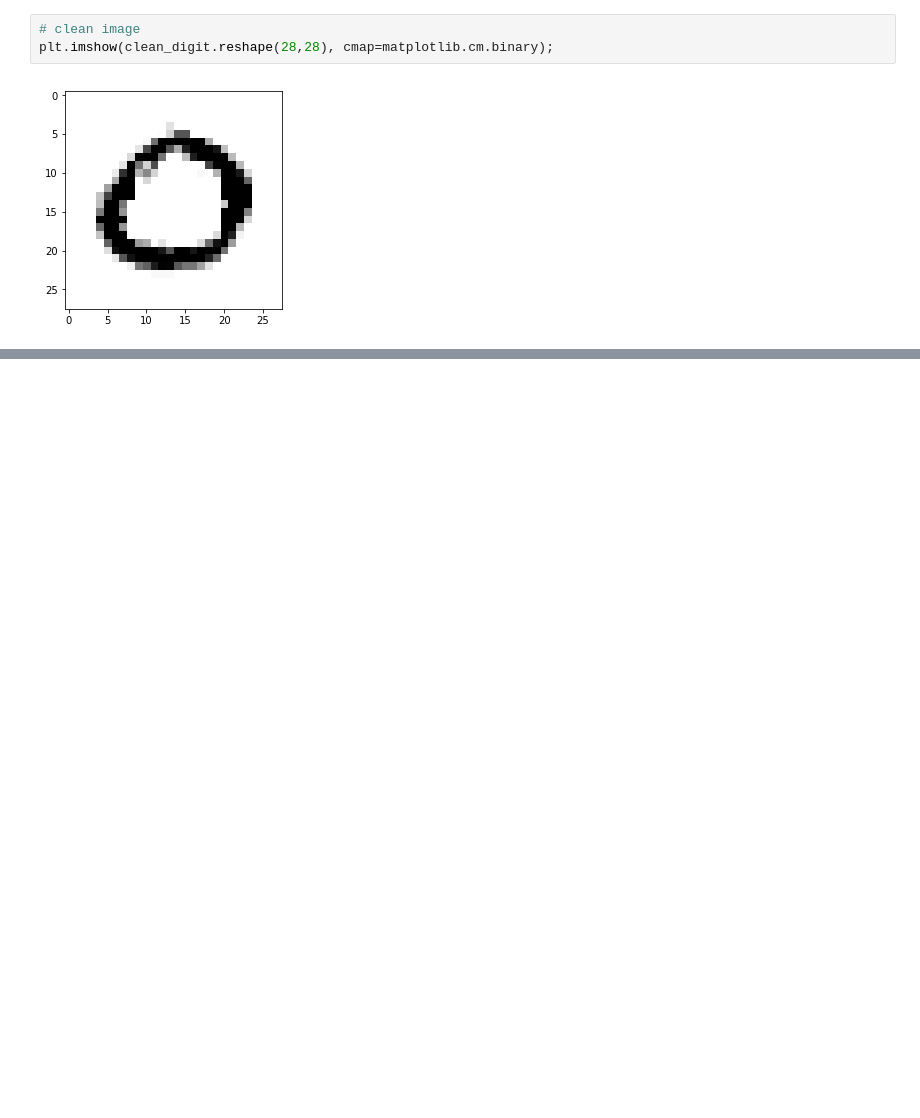
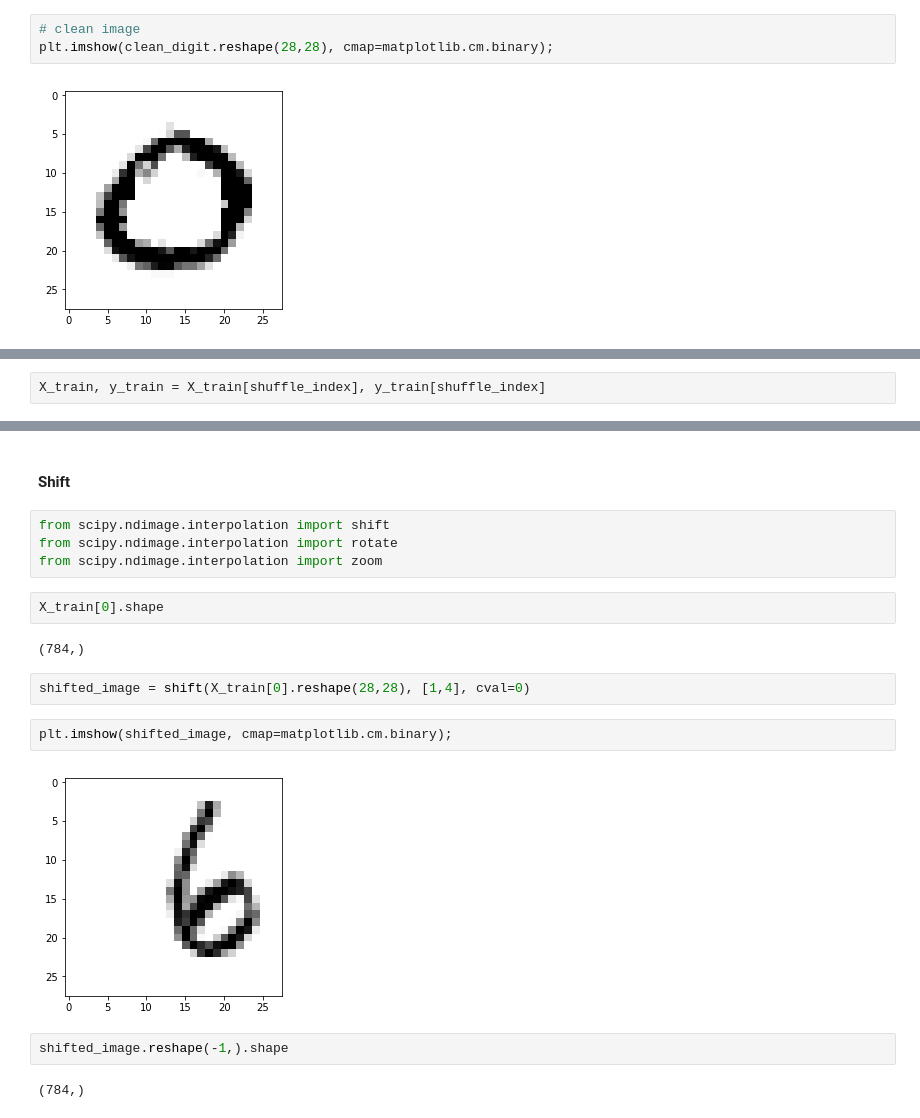
Before and after one commit to ozlerhakan/deep-learning-notes, a Jupyter notebook: Hands-On Machine Learning with Scikit-Learn and TensorFlow/3-classification.ipynb, the cells around one changed output, grey strips where cells are left out. Drawn from its saved outputs; the diff is of its cells as text; blank space fills up the shorter version.

```diff
--- a/Hands-On Machine Learning with Scikit-Learn and TensorFlow/3-classification.ipynb
+++ b/Hands-On Machine Learning with Scikit-Learn and TensorFlow/3-classification.ipynb
@@ -592,0 +619,2 @@ plt.imshow(clean_digit.reshape(28,28), cmap=matplotlib.cm.binary);
+# %%
+X_train, y_train = X_train[shuffle_index], y_train[shuffle_index]
@@ -592,0 +659,20 @@ plt.imshow(clean_digit.reshape(28,28), cmap=matplotlib.cm.binary);
+# %% [markdown]
+#### Shift
+# %%
+from scipy.ndimage.interpolation import shift
+from scipy.ndimage.interpolation import rotate
+from scipy.ndimage.interpolation import zoom
+# %%
+X_train[0].shape
+# %% [output]
+(784,)
+# %%
+shifted_image = shift(X_train[0].reshape(28,28), [1,4], cval=0)
+# %%
+plt.imshow(shifted_image, cmap=matplotlib.cm.binary);
+# %% [output]
+[figure, added]
+# %%
+shifted_image.reshape(-1,).shape
+# %% [output]
+(784,)
```
Also changed, not shown: parts of 117 cells of this notebook.
